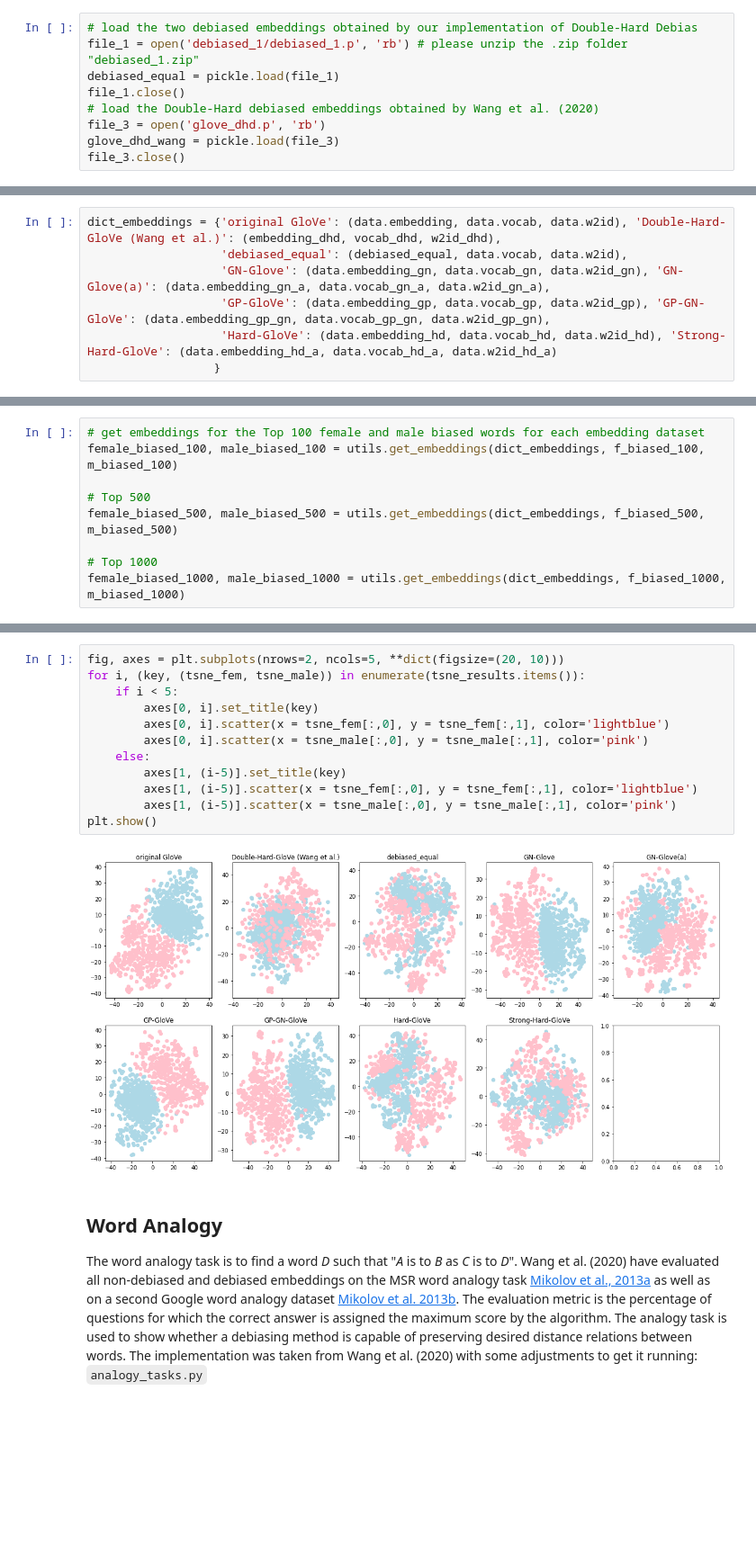
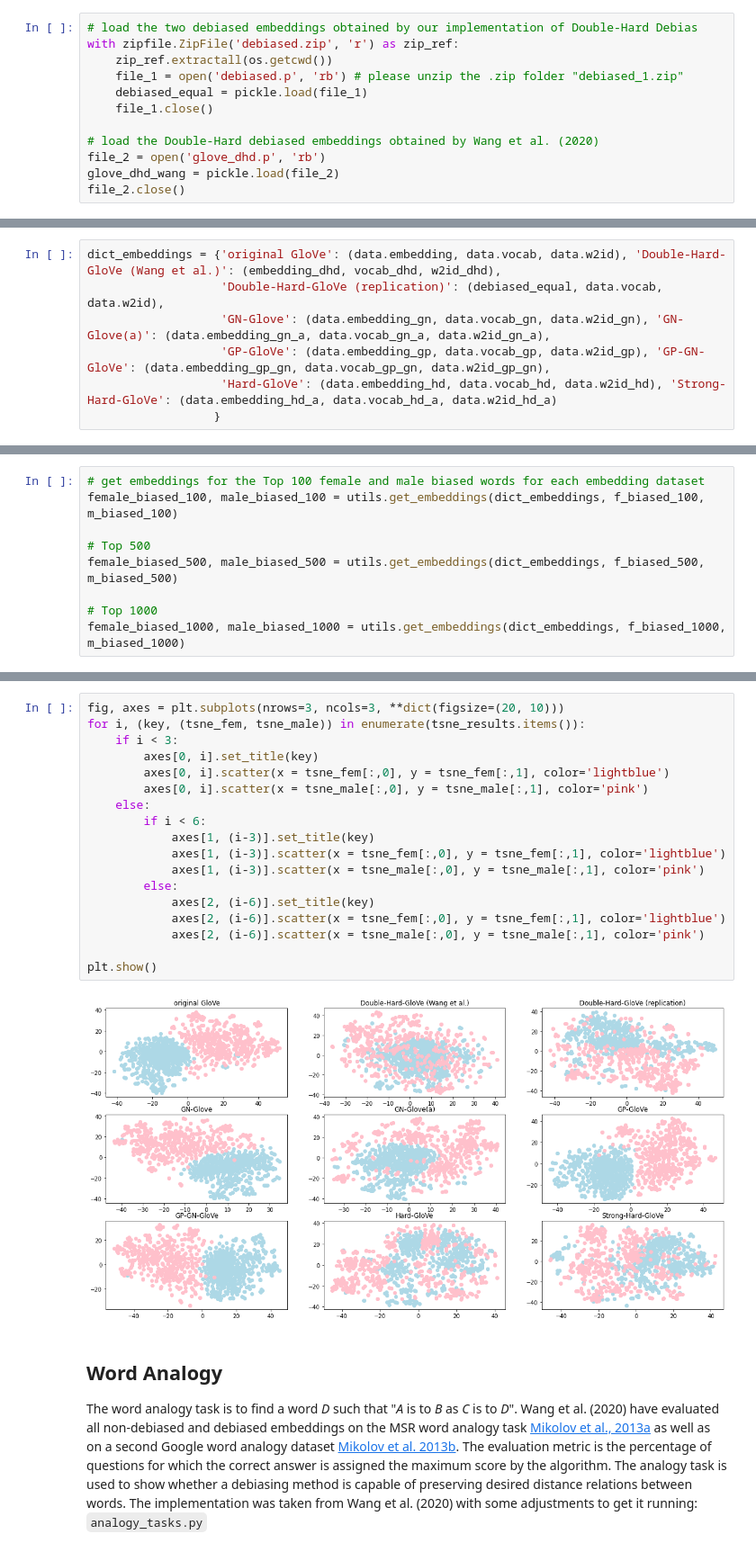
Before and after one commit to kristinakobrock/RepDHDebias, a Jupyter notebook: Evaluations.ipynb, the cells around one changed output, grey strips where cells are left out. Shown: that part at 90% size. Cells and saved outputs as stored; diff of their text form; blank space fills up the shorter version.

Commit message:
Debias_Glove zips embeddings, Evaluations finalized

```diff
--- a/Evaluations.ipynb
+++ b/Evaluations.ipynb
@@ -19,13 +21,16 @@ successfully loaded analogy_tasks
 successfully loaded further_embeddings
 # %%
 # load the two debiased embeddings obtained by our implementation of Double-Hard Debias
-file_1 = open('debiased_1/debiased_1.p', 'rb') # please unzip the .zip folder "debiased_1.zip"
-debiased_equal = pickle.load(file_1)
-file_1.close()
+with zipfile.ZipFile('debiased.zip', 'r') as zip_ref:
+    zip_ref.extractall(os.getcwd())
+    file_1 = open('debiased.p', 'rb') # please unzip the .zip folder "debiased_1.zip"
+    debiased_equal = pickle.load(file_1)
+    file_1.close()
+
 # load the Double-Hard debiased embeddings obtained by Wang et al. (2020)
-file_3 = open('glove_dhd.p', 'rb')
-glove_dhd_wang = pickle.load(file_3)
-file_3.close()
+file_2 = open('glove_dhd.p', 'rb')
+glove_dhd_wang = pickle.load(file_2)
+file_2.close()
 # %%
 # preprocessing glove_dhd.p
 embedding_dhd = np.asarray(list(glove_dhd_wang.values()))
@@ -33,7 +38,7 @@ vocab_dhd = list(glove_dhd_wang.keys())
 w2id_dhd = {w: i for i, w in enumerate(vocab_dhd)}
 # %%
 dict_embeddings = {'original GloVe': (data.embedding, data.vocab, data.w2id), 'Double-Hard-GloVe (Wang et al.)': (embedding_dhd, vocab_dhd, w2id_dhd),
-                   'debiased_equal': (debiased_equal, data.vocab, data.w2id),
+                   'Double-Hard-GloVe (replication)': (debiased_equal, data.vocab, data.w2id),
                    'GN-Glove': (data.embedding_gn, data.vocab_gn, data.w2id_gn), 'GN-Glove(a)': (data.embedding_gn_a, data.vocab_gn_a, data.w2id_gn_a),
                    'GP-GloVe': (data.embedding_gp, data.vocab_gp, data.w2id_gp), 'GP-GN-GloVe': (data.embedding_gp_gn, data.vocab_gp_gn, data.w2id_gp_gn),
                    'Hard-GloVe': (data.embedding_hd, data.vocab_hd, data.w2id_hd), 'Strong-Hard-GloVe': (data.embedding_hd_a, data.vocab_hd_a, data.w2id_hd_a)
@@ -198,19 +203,25 @@ results_NM
 | Hard-GloVe | 0.515 | 0.515 | 0.5015 |
 | Strong-Hard-GloVe | 0.505 | 0.516 | 0.5090 |
 # %%
-fig, axes = plt.subplots(nrows=2, ncols=5, **dict(figsize=(20, 10)))
+fig, axes = plt.subplots(nrows=3, ncols=3, **dict(figsize=(20, 10)))
 for i, (key, (tsne_fem, tsne_male)) in enumerate(tsne_results.items()):
-    if i < 5:
+    if i < 3:
         axes[0, i].set_title(key)
         axes[0, i].scatter(x = tsne_fem[:,0], y = tsne_fem[:,1], color='lightblue')
         axes[0, i].scatter(x = tsne_male[:,0], y = tsne_male[:,1], color='pink')
     else:
-        axes[1, (i-5)].set_title(key)
-        axes[1, (i-5)].scatter(x = tsne_fem[:,0], y = tsne_fem[:,1], color='lightblue')
-        axes[1, (i-5)].scatter(x = tsne_male[:,0], y = tsne_male[:,1], color='pink')
+        if i < 6:
+            axes[1, (i-3)].set_title(key)
+            axes[1, (i-3)].scatter(x = tsne_fem[:,0], y = tsne_fem[:,1], color='lightblue')
+            axes[1, (i-3)].scatter(x = tsne_male[:,0], y = tsne_male[:,1], color='pink')
+        else:
+            axes[2, (i-6)].set_title(key)
+            axes[2, (i-6)].scatter(x = tsne_fem[:,0], y = tsne_fem[:,1], color='lightblue')
+            axes[2, (i-6)].scatter(x = tsne_male[:,0], y = tsne_male[:,1], color='pink')
+
 plt.show()
 # %% [output]
-[figure, old version]
+[figure, new version]
 # %% [markdown]
 ## Word Analogy
 The word analogy task is to find a word *D* such that "*A* is to *B* as *C* is to *D*". Wang et al. (2020) have evaluated all non-debiased and debiased embeddings on the MSR word analogy task [Mikolov et al., 2013a](https://www.aclweb.org/anthology/N13-1090/) as well as on a second Google word analogy dataset [Mikolov et al. 2013b](https://arxiv.org/abs/1301.3781v3). The evaluation metric is the percentage of questions for which the correct answer is assigned the maximum score by the algorithm. The analogy task is used to show whether a debiasing method is capable of preserving desired distance relations between words. The implementation was taken from Wang et al. (2020) with some adjustments to get it running: `analogy_tasks.py`
```
Also changed, not shown: parts of 7 cells of this notebook, 6 other files.
